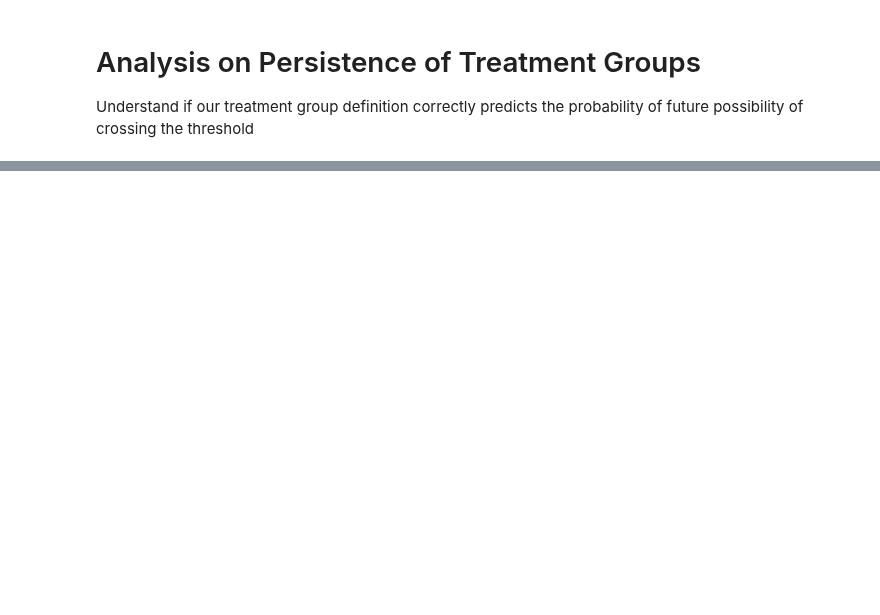
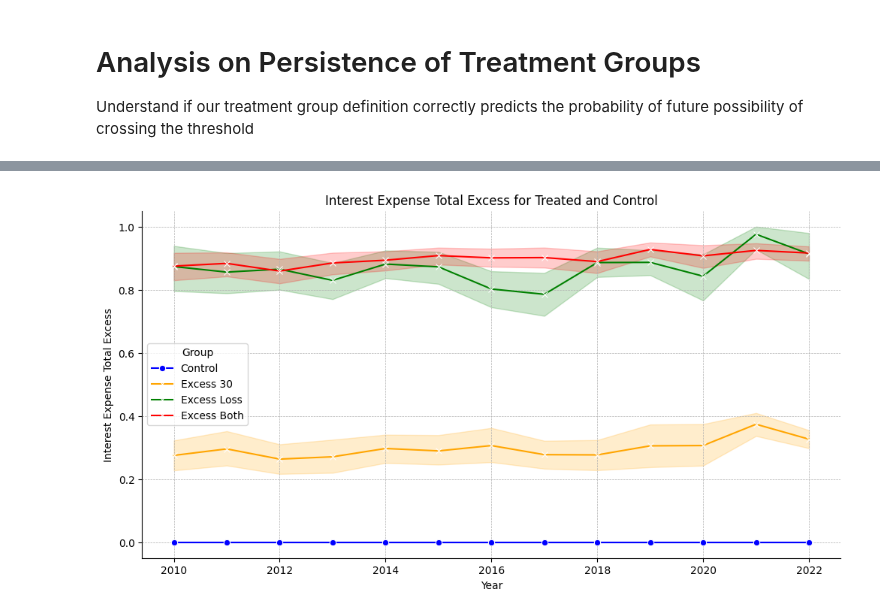
Before and after one commit to zirui-song/interest-deductibility-and-debt-contracting, a Jupyter notebook: Dealscan_Analysis.ipynb, the cells around one changed output, grey strips where cells are left out. Saved outputs shown, nothing was run; the diff lists cells and outputs as text; code cells hidden in the pictures; blank space fills up the shorter version.

```diff
--- a/Dealscan_Analysis.ipynb
+++ b/Dealscan_Analysis.ipynb
@@ -2003,0 +2025,32 @@ plt.show()
+# %%
+# generate the upper quartile value of next_four_year_excess_interest_total for each fyear
+upper_quartile = ds_gvkey_treatment_assignment.groupby('fyear')['next_year_excess_interest_total'].quantile(0.5).reset_index()
+# treated = 1 if next_four_year_excess_interest_total is greater than the upper quartile value and = 0 otherwise
+#ds_gvkey_treatment_assignment['treated'] = (ds_gvkey_treatment_assignment['next_year_excess_interest_total'] > ds_gvkey_treatment_assignment['fyear'].map(upper_quartile.set_index('fyear')['next_year_excess_interest_total'])).astype(int)
+# treated = 1 if next_four_year_excess_interest_total is greater than 0 and = 0 otherwise
+ds_gvkey_treatment_assignment['treated'] = (ds_gvkey_treatment_assignment['next_year_excess_interest_total'] > 0).astype(int)
+ds_gvkey_treatment_assignment['treated1'] = (ds_gvkey_treatment_assignment['next_year_excess_interest_30'] > 0).astype(int) & (ds_gvkey_treatment_assignment['next_year_excess_interest_loss'] == 0)
+ds_gvkey_treatment_assignment['treated2'] = (ds_gvkey_treatment_assignment['next_year_excess_interest_loss'] > 0).astype(int) & (ds_gvkey_treatment_assignment['next_year_excess_interest_30'] == 0)
+ds_gvkey_treatment_assignment['treated3'] = (ds_gvkey_treatment_assignment['next_year_excess_interest_loss'] > 0).astype(int) & (ds_gvkey_treatment_assignment['next_year_excess_interest_30'] > 0)
+ds_gvkey_treatment_assignment['control'] = ((ds_gvkey_treatment_assignment['next_year_excess_interest_30'] == 0) & (ds_gvkey_treatment_assignment['next_year_excess_interest_loss'] == 0)).astype(int)
+
+
+# plot the interest_expense_total_excess for treated and control over time
+plt.figure(figsize=(12, 6))
+sns.lineplot(data=ds_gvkey_treatment_assignment[ds_gvkey_treatment_assignment['control'] == 1], x='fyear', y='next_year_excess_interest_total', label='Control', marker='o', color='blue')
+sns.lineplot(data=ds_gvkey_treatment_assignment[ds_gvkey_treatment_assignment['treated1'] == 1], x='fyear', y='next_year_excess_interest_total', label='Excess 30', marker='x', color='orange')
+sns.lineplot(data=ds_gvkey_treatment_assignment[ds_gvkey_treatment_assignment['treated2'] == 1], x='fyear', y='next_year_excess_interest_total', label='Excess Loss', marker='x', color='green')
+sns.lineplot(data=ds_gvkey_treatment_assignment[ds_gvkey_treatment_assignment['treated3'] == 1], x='fyear', y='next_year_excess_interest_total', label='Excess Both', marker='x', color='red')
+plt.title('Interest Expense Total Excess for Treated and Control')
+plt.xlabel('Year')
+plt.ylabel('Interest Expense Total Excess')
+plt.grid(True, linestyle='--', linewidth=0.5)
+sns.despine()
+plt.legend(title='Group')
+plt.savefig(f'{overleaf_dir}/Figures/interest_expense_total_excess_treated_control.png')
+plt.show()
+
+# save a copy of the data including only gvkey fyear treated variable
+ds_gvkey_treatment_assignment[['gvkey', 'fyear', 'treated', 'treated1', 'treated2']].to_stata('../3. Data/Processed/ds_gvkey_treatment_assignment.dta', version=117)
+# %% [output]
+[figure, added]
```
Also changed, not shown: parts of 6 cells of this notebook, 6 other files.
